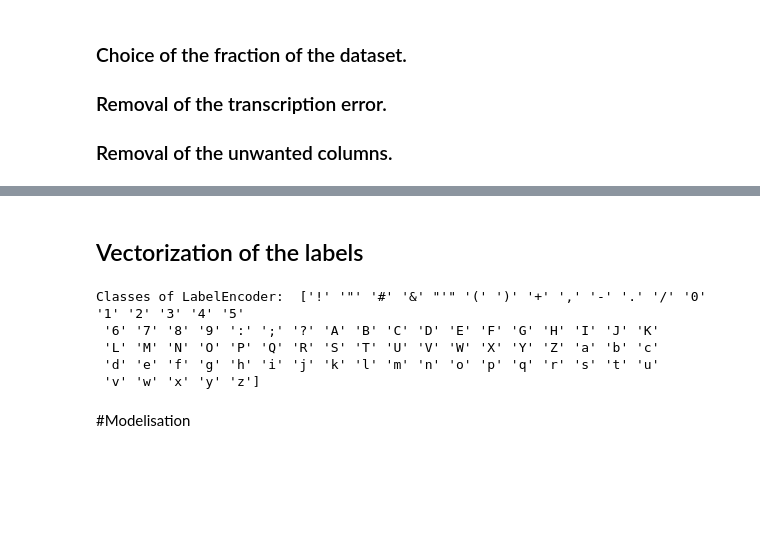
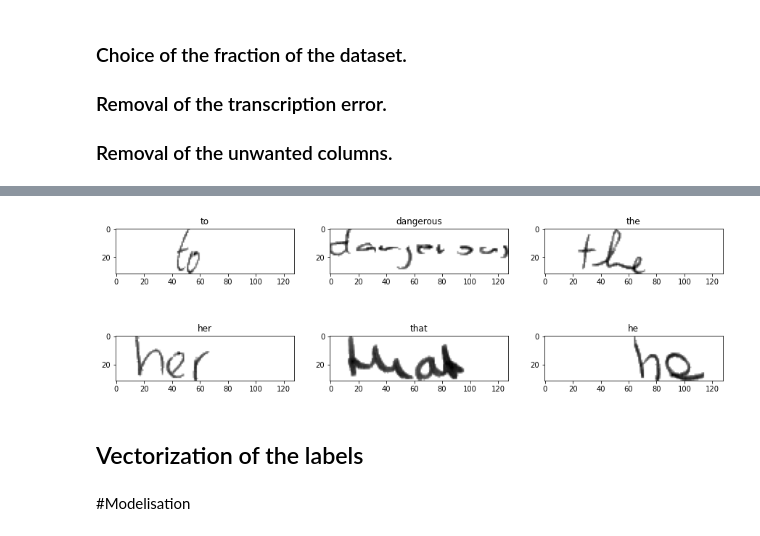
Before and after one commit to Zokoban/pyOCRTEN, a Jupyter notebook: ocr_project.ipynb, the cells around one changed output, grey strips where cells are left out. Drawn from its saved outputs; the diff is of its cells as text; code cells hidden in the pictures; blank space fills up the shorter version.

Commit message:
Transformation to full tensorflow

```diff
--- a/ocr_project.ipynb
+++ b/ocr_project.ipynb
@@ -192,21 +73,0 @@ def resize_no_distortion(img,resize):
-# %%
-#Application of the resizing function to the X_train & X_test dataset
-w=132
-h=32
-
-def f(img):
-  return resize_no_distortion(img,(w,h))
-
-X_train_reshaped = np.stack(X_train.apply(f))
-X_test_reshaped = np.stack(X_test.apply(f))
-# %%
-#Display of a random part of the dataset
-j=1
-plt.figure(figsize=(12,8))
-for rand in np.random.choice(np.arange(0, len(X_train_reshaped)), size=10):
-    plt.subplot(2,5,j)
-    word = y_train.iloc[rand]
-    plt.imshow(X_train_reshaped[rand])
-    plt.title(word);
-
-    j=j+1
@@ -215,26 +152,26 @@ for rand in np.random.choice(np.arange(0, len(X_train_reshaped)), size=10):
+# %%
+from sklearn.model_selection import train_test_split
+import numpy as np
+
+X_train_path, X_test_path, y_train, y_test = train_test_split(df.filepath.values, df.transcription.values, train_size=0.9, random_state=1234)
+
+batch_size = 64
+imgSize = (32, 128)
+
+dataset_train = tf.data.Dataset.from_tensor_slices((X_train_path, y_train))
+dataset_train = dataset_train.shuffle(10000).map(
+    lambda x, y : [preprocess(x, imgSize, dataAugmentation=True, scale=0.8, isthreshold=True), y]).batch(batch_size, drop_remainder=True)
+
+
+X_t, y_t = next(iter(dataset_train))
+
+
+plt.figure(figsize=(15,5))
+for j, i in enumerate(np.random.randint(low=0, high=len(X_t), size=[6])):
+    plt.subplot(2,3,j+1)
+    plt.imshow(X_t[i][...,0], cmap='gray')
+    plt.title(y_t[i].numpy().decode('utf'))
+# %% [output]
+[figure, added]
 # %% [markdown]
 ## Vectorization of the labels
-# %%
-from sklearn import preprocessing
-from tensorflow.keras.layers.experimental.preprocessing import StringLookup
-
-max_length = max(y_train.apply(len).max(),y_test.apply(len).max())
-le = preprocessing.LabelEncoder()
-le.fit(list(set(y_train.sum()+y_test.sum())))
-
-print("Classes of LabelEncoder: ",le.classes_)
-
-def word_vectorization(word,max_length,label_encoder):
-  le=label_encoder
-  vector = le.transform(list(word))
-  if len(vector) < max_length:
-    addition=(np.ones((max_length-len(vector)))*99).astype("int")
-    vector=np.concatenate([vector,addition])
-
-  return vector
-# %% [output]
-Classes of LabelEncoder:  ['!' '"' '#' '&' "'" '(' ')' '+' ',' '-' '.' '/' '0' '1' '2' '3' '4' '5'
- '6' '7' '8' '9' ':' ';' '?' 'A' 'B' 'C' 'D' 'E' 'F' 'G' 'H' 'I' 'J' 'K'
- 'L' 'M' 'N' 'O' 'P' 'Q' 'R' 'S' 'T' 'U' 'V' 'W' 'X' 'Y' 'Z' 'a' 'b' 'c'
- 'd' 'e' 'f' 'g' 'h' 'i' 'j' 'k' 'l' 'm' 'n' 'o' 'p' 'q' 'r' 's' 't' 'u'
- 'v' 'w' 'x' 'y' 'z']
```
Also changed, not shown: parts of 33 cells of this notebook.
